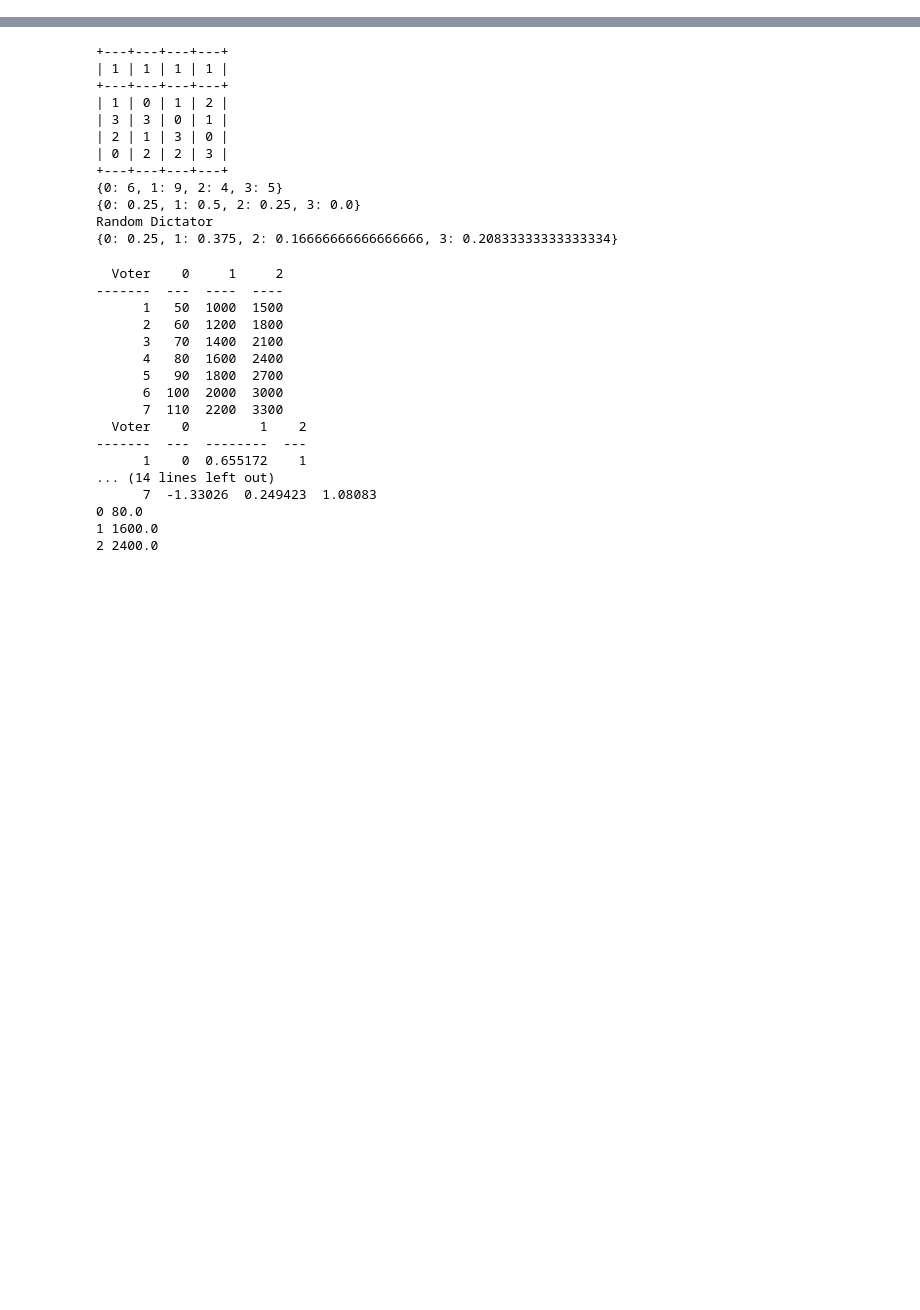
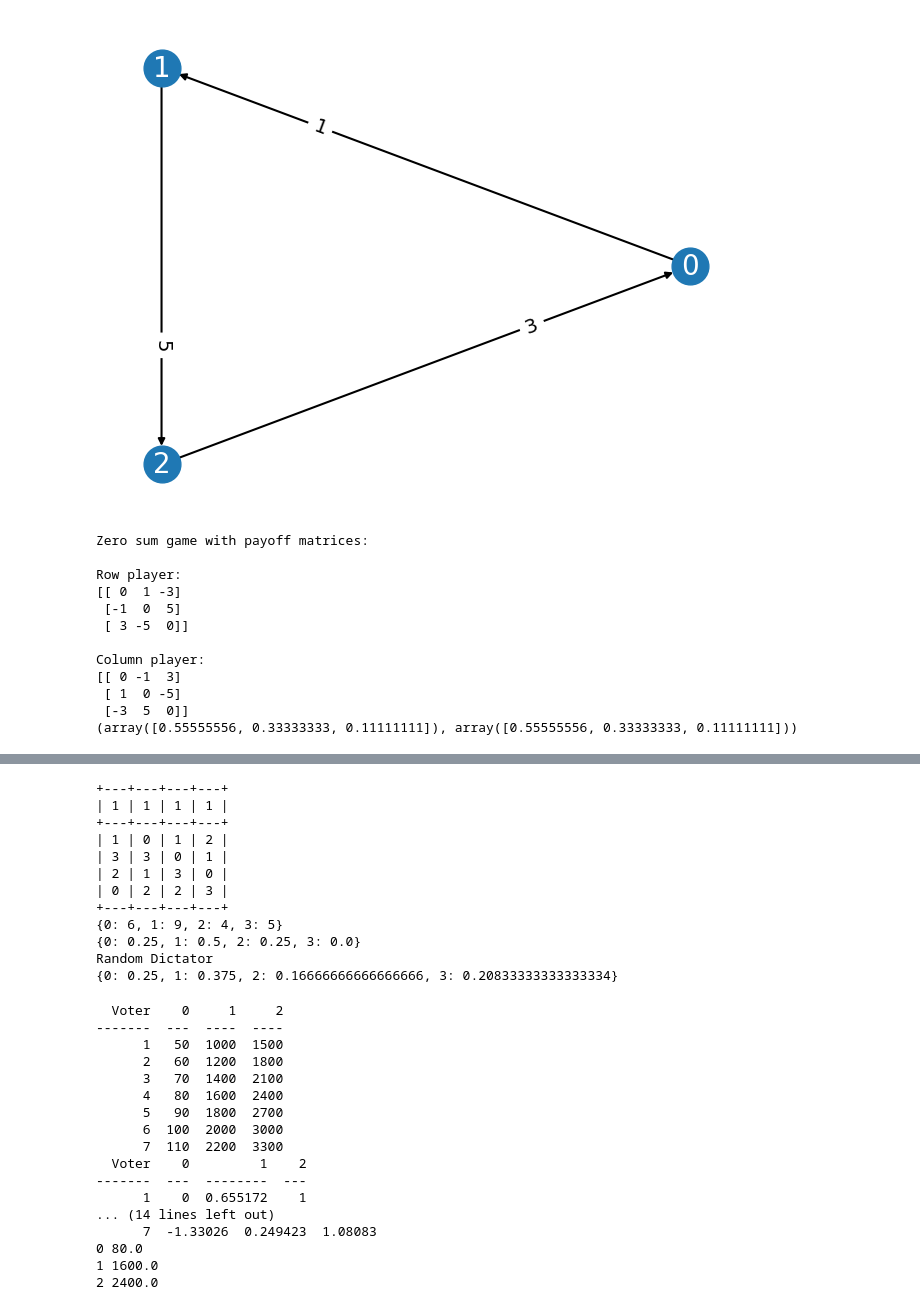
Before and after one commit to voting-tools/pref_voting, a Jupyter notebook: test.ipynb, the cells around one changed output, grey strips where cells are left out. Saved outputs shown, nothing was run; the diff lists cells and outputs as text; code cells hidden in the pictures; blank space fills up the shorter version.

```diff
--- a/test.ipynb
+++ b/test.ipynb
@@ -18,0 +36,32 @@ from tqdm.notebook import tqdm
+# %%
+mg = MarginGraph(
+    [0, 1,2 ],
+    [(0, 1, 1),
+    (1, 2, 5),
+    (2, 0, 3)]
+)
+mg.display()
+
+A = np.array(mg.margin_matrix)
+
+# Create the game
+game = nash.Game(A)
+print(game)
+# Find the Nash Equilibrium with Support Enumeration
+equilibria = game.support_enumeration()
+for eq in equilibria:
+    print(eq)
+# %% [output]
+[figure, added]
+Zero sum game with payoff matrices:
+
+Row player:
+[[ 0  1 -3]
+ [-1  0  5]
+ [ 3 -5  0]]
+
+Column player:
+[[ 0 -1  3]
+ [ 1  0 -5]
+ [-3  5  0]]
+(array([0.55555556, 0.33333333, 0.11111111]), array([0.55555556, 0.33333333, 0.11111111]))
```
Also changed, not shown: parts of 4 cells of this notebook, 8 other files.
